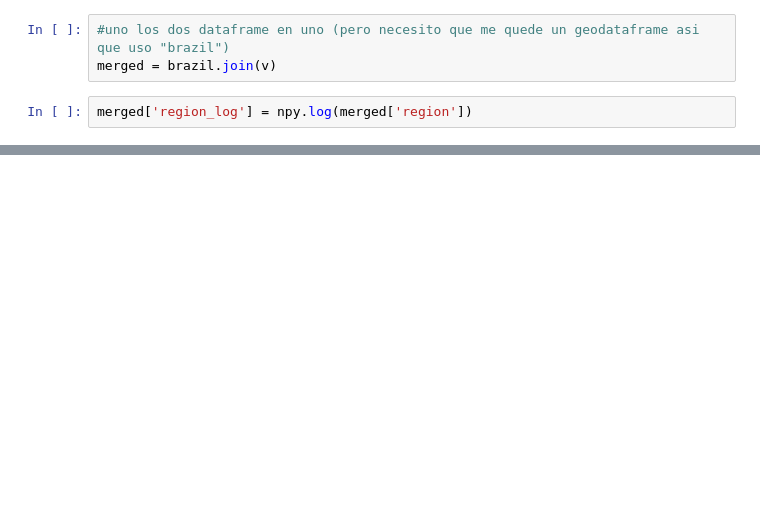
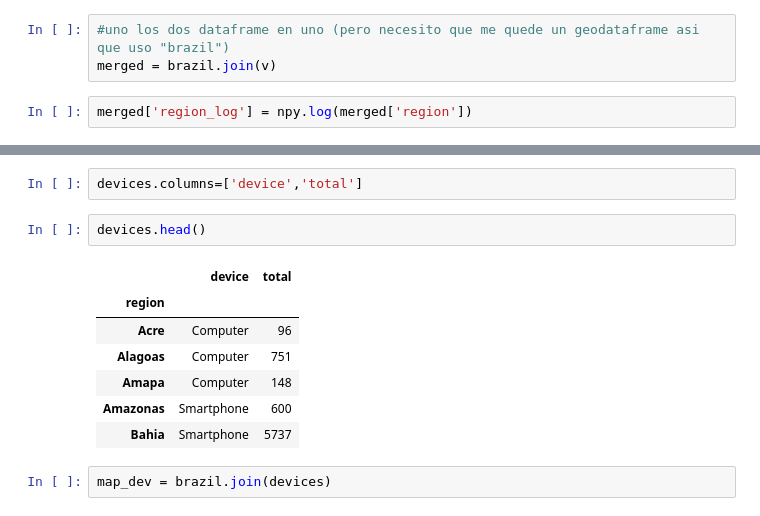
Before and after one commit to javier2409/TP1Datos2C2018, a Jupyter notebook: Mapa de brasil.ipynb, the cells around one changed output, grey strips where cells are left out. Cells and saved outputs as stored; diff of their text form; blank space fills up the shorter version.

```diff
--- a/Mapa de brasil.ipynb
+++ b/Mapa de brasil.ipynb
@@ -104,0 +131,14 @@ merged.fillna(0).plot(column='region',cmap='Blues',ax=ax)
+# %%
+devices.columns=['device','total']
+# %%
+devices.head()
+# %% [output]
+|  | device | total |
+| region |  |  |
+| Acre | Computer | 96 |
+| Alagoas | Computer | 751 |
+| Amapa | Computer | 148 |
+| Amazonas | Smartphone | 600 |
+| Bahia | Smartphone | 5737 |
+# %%
+map_dev = brazil.join(devices)
```
Also changed, not shown: parts of 7 cells of this notebook.
